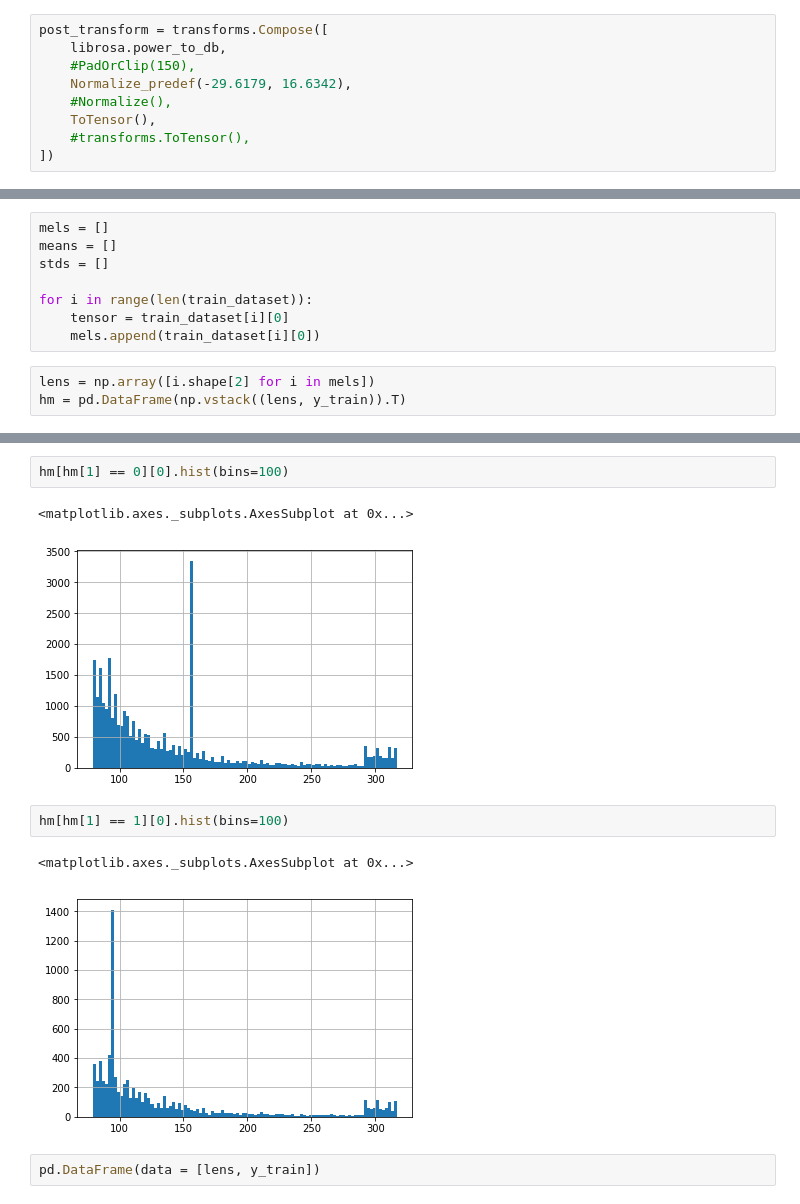
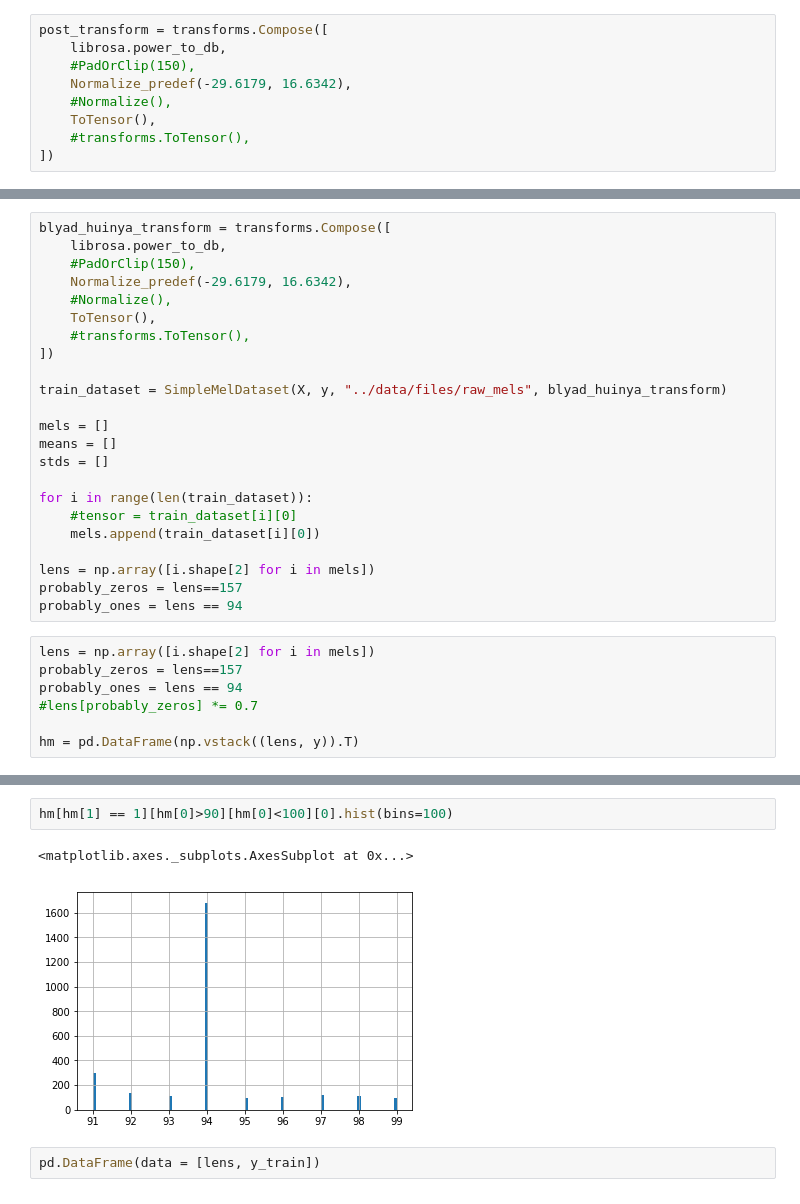
Before and after one commit to stas6626/IDRnd, a Jupyter notebook: solutions/exploration.ipynb, the cells around one changed output, grey strips where cells are left out. Cells and saved outputs as stored; diff of their text form.

```diff
--- a/solutions/exploration.ipynb
+++ b/solutions/exploration.ipynb
@@ -42,11 +48,30 @@ train_dataset = MelDataset(X_train, y_train, "../data/files/raw_mels", post_tran
-# %%
-mels = []
-means = []
-stds = []
-
-for i in range(len(train_dataset)):
-    tensor = train_dataset[i][0]
-    mels.append(train_dataset[i][0])
+# %%
+blyad_huinya_transform = transforms.Compose([
+    librosa.power_to_db,
+    #PadOrClip(150),
+    Normalize_predef(-29.6179, 16.6342),
+    #Normalize(),
+    ToTensor(),
+    #transforms.ToTensor(),
+])
+
+train_dataset = SimpleMelDataset(X, y, "../data/files/raw_mels", blyad_huinya_transform)
+
+mels = []
+means = []
+stds = []
+
+for i in range(len(train_dataset)):
+    #tensor = train_dataset[i][0]
+    mels.append(train_dataset[i][0])
+
+lens = np.array([i.shape[2] for i in mels])
+probably_zeros = lens==157
+probably_ones = lens == 94
 # %%
 lens = np.array([i.shape[2] for i in mels])
-hm = pd.DataFrame(np.vstack((lens, y_train)).T)
+probably_zeros = lens==157
+probably_ones = lens == 94
+#lens[probably_zeros] *= 0.7
+
+hm = pd.DataFrame(np.vstack((lens, y)).T)
@@ -63,13 +121,8 @@ array([[<matplotlib.axes._subplots.AxesSubplot object at 0x...>]],
 # %%
-hm[hm[1] == 0][0].hist(bins=100)
+hm[hm[1] == 1][hm[0]>90][hm[0]<100][0].hist(bins=100)
 # %% [output]
 <matplotlib.axes._subplots.AxesSubplot at 0x...>
-[figure, old version]
+[figure, new version]
-# %%
-hm[hm[1] == 1][0].hist(bins=100)
-# %% [output]
-<matplotlib.axes._subplots.AxesSubplot at 0x...>
-[figure, removed]
 # %%
 pd.DataFrame(data = [lens, y_train])
 # %% [output]
```
Also changed, not shown: parts of 10 cells of this notebook, 13 other files.
